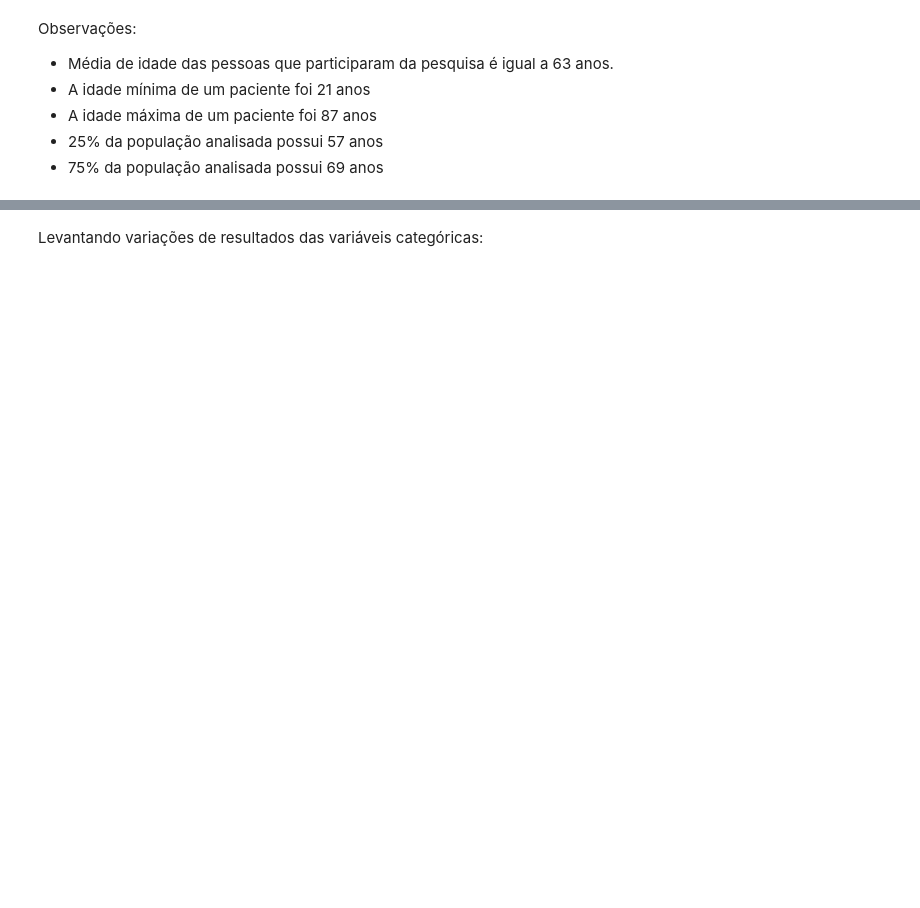
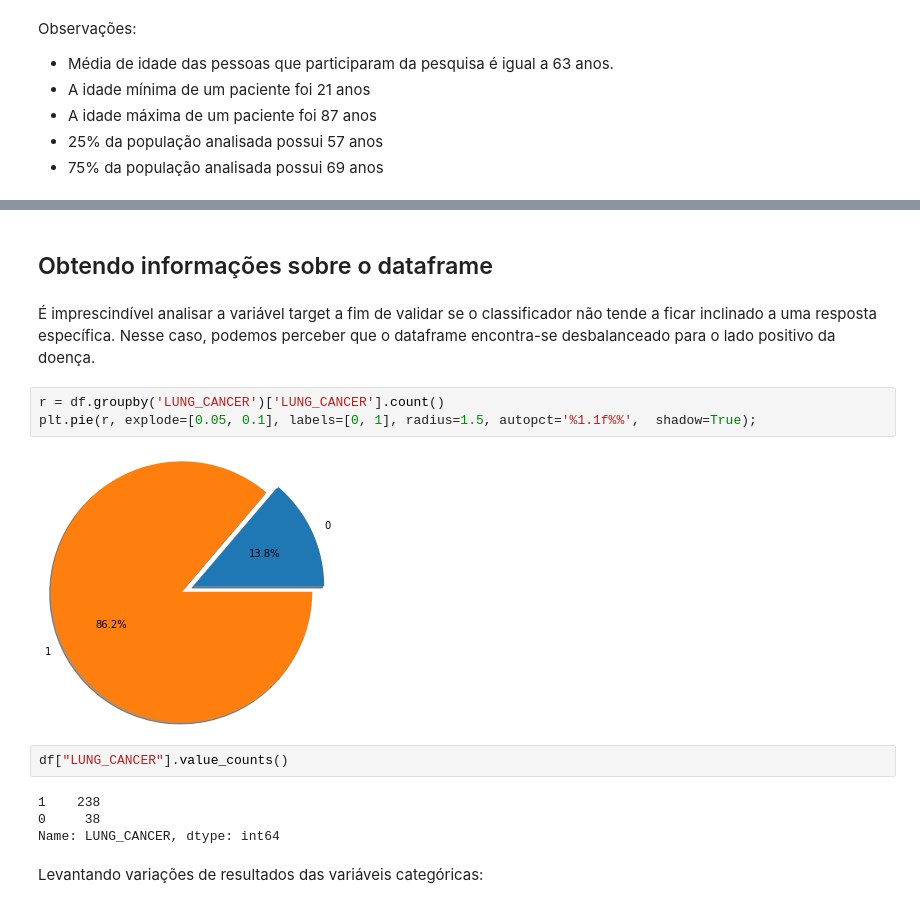
Before and after one commit to RafaelaPapale/projeto-C318, a Jupyter notebook: SURVEY_LUNG_CANCER.ipynb, the cells around one changed output, grey strips where cells are left out. Drawn from its saved outputs; the diff is of its cells as text; blank space fills up the shorter version.

```diff
--- a/SURVEY_LUNG_CANCER.ipynb
+++ b/SURVEY_LUNG_CANCER.ipynb
@@ -166,3 +186,18 @@ Observações:
+# %% [markdown]
+## Obtendo informações sobre o dataframe
+# %% [markdown]
+É imprescindível analisar a variável target a fim de validar se o classificador não tende a ficar inclinado a uma resposta específica. Nesse caso, podemos perceber que o dataframe encontra-se desbalanceado para o lado positivo da doença.
+# %%
+r = df.groupby('LUNG_CANCER')['LUNG_CANCER'].count()
+plt.pie(r, explode=[0.05, 0.1], labels=[0, 1], radius=1.5, autopct='%1.1f%%',  shadow=True);
+# %% [output]
+[figure, added]
+# %%
+df["LUNG_CANCER"].value_counts()
+# %% [output]
+1    238
+0     38
+Name: LUNG_CANCER, dtype: int64
 # %% [markdown]
 Levantando variações de resultados das variáveis categóricas:
 # %%
```
Also changed, not shown: parts of 82 cells of this notebook.
